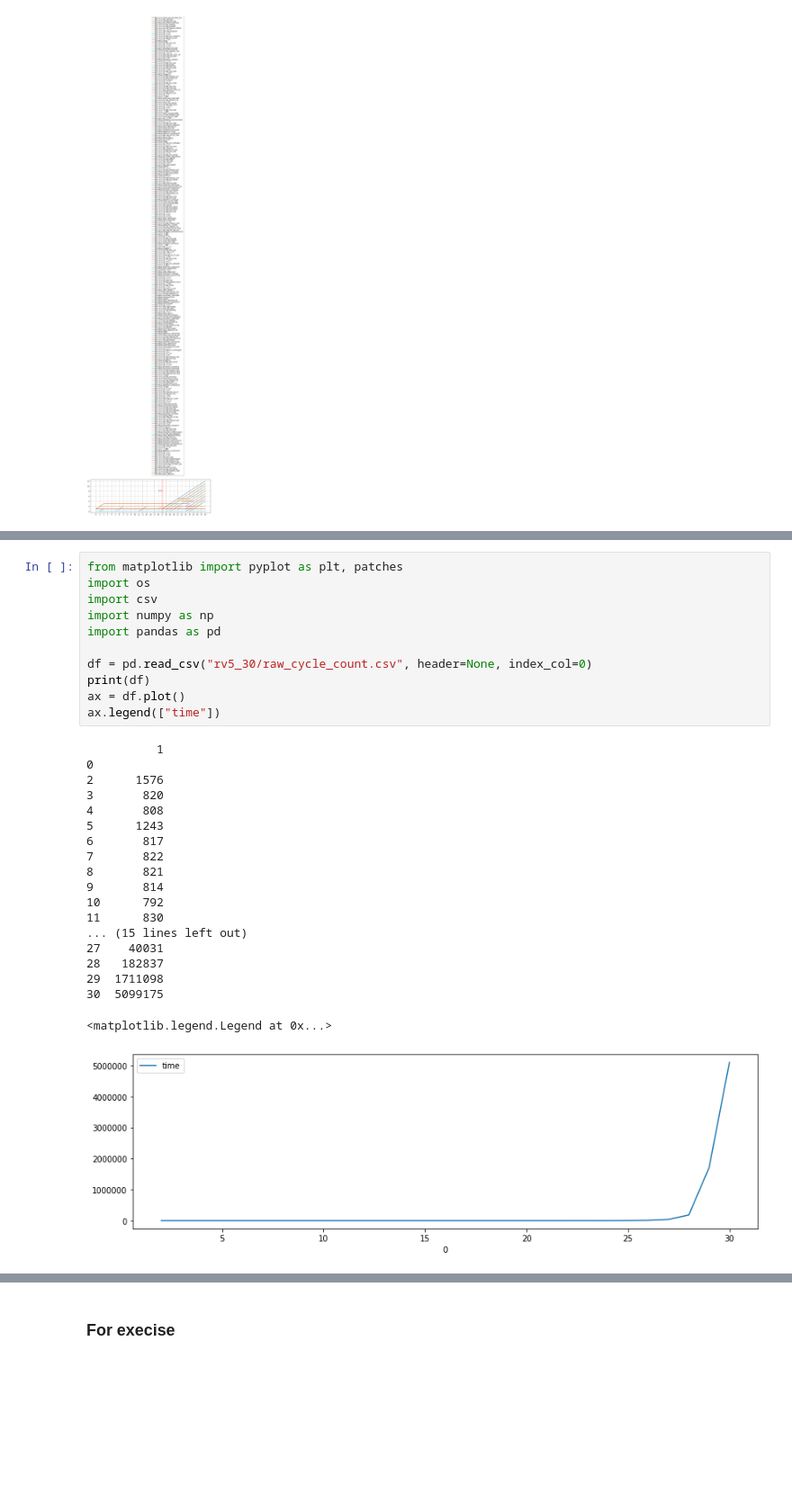
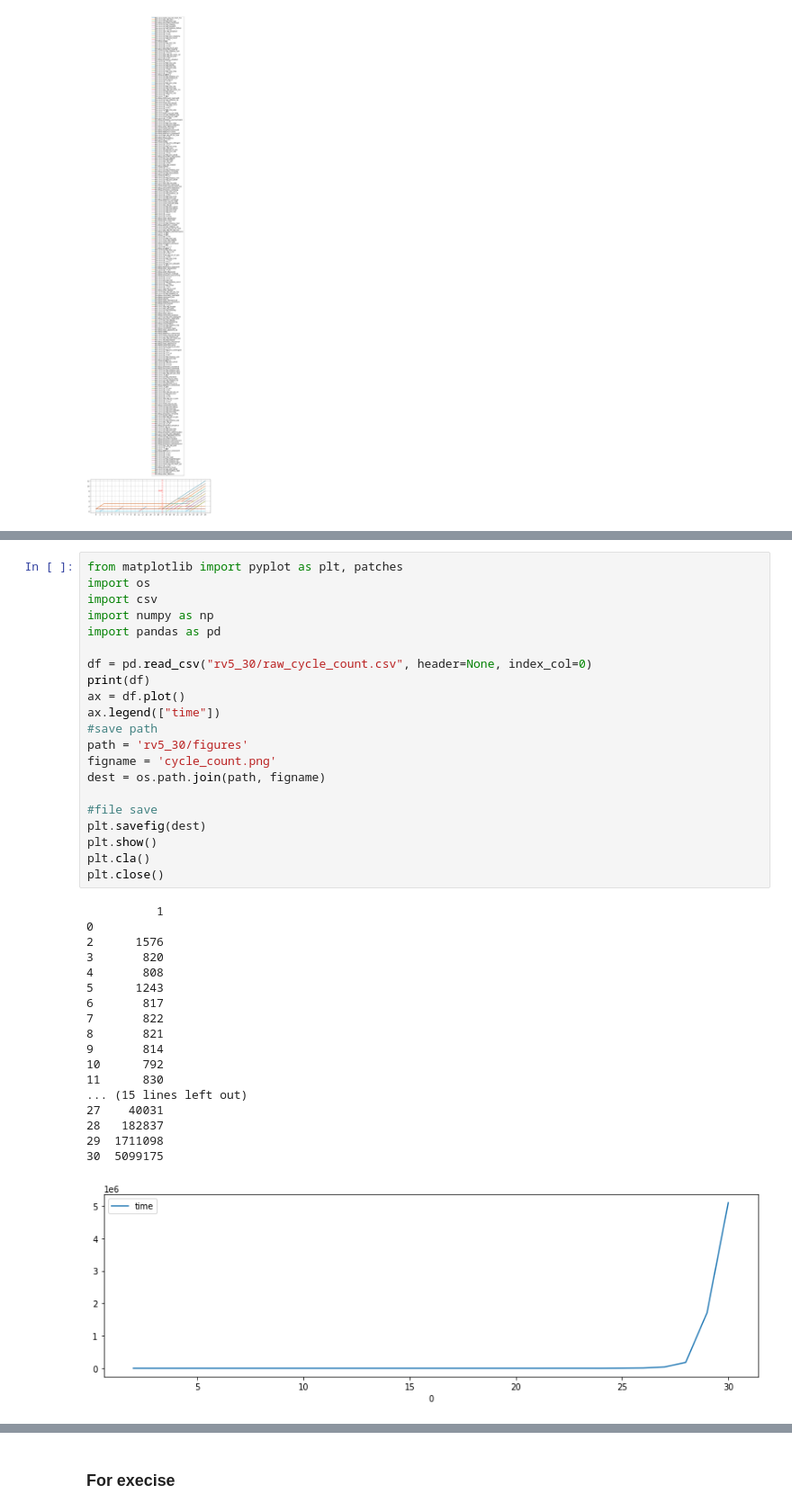
Before and after one commit to H0TSUN/Graph_meterial, a Jupyter notebook: graph_register.ipynb, the cells around one changed output, grey strips where cells are left out. Shown: that part at 90% size. Drawn from its saved outputs; the diff is of its cells as text; blank space fills up the shorter version.

```diff
--- a/graph_register.ipynb
+++ b/graph_register.ipynb
@@ -87,31 +98,40 @@ Done.
 # %%
 from matplotlib import pyplot as plt, patches
 import os
 import csv
 import numpy as np
 import pandas as pd
 
 df = pd.read_csv("rv5_30/raw_cycle_count.csv", header=None, index_col=0)
 print(df)
 ax = df.plot()
 ax.legend(["time"])
+#save path
+path = 'rv5_30/figures'
+figname = 'cycle_count.png'
+dest = os.path.join(path, figname)
+
+#file save
+plt.savefig(dest)
+plt.show()
+plt.cla()
+plt.close()
 # %% [output]
           1
 0
 2      1576
 3       820
 4       808
 5      1243
 6       817
 7       822
 8       821
 9       814
 10      792
 11      830
 ... (15 lines left out)
 27    40031
 28   182837
 29  1711098
 30  5099175
-<matplotlib.legend.Legend at 0x...>
-[figure, old version]
+[figure, new version]
```
Also changed, not shown: parts of 2 cells of this notebook.
